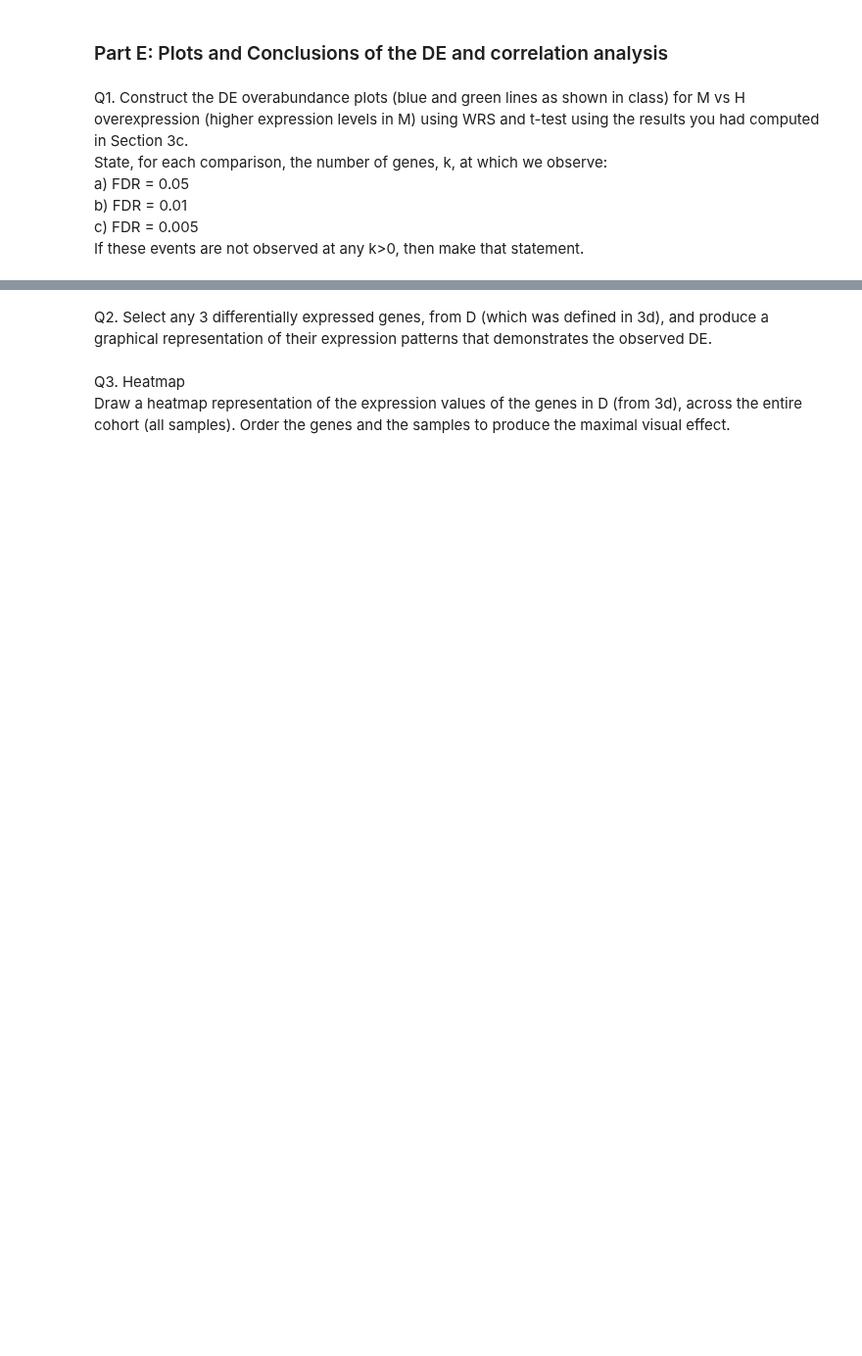
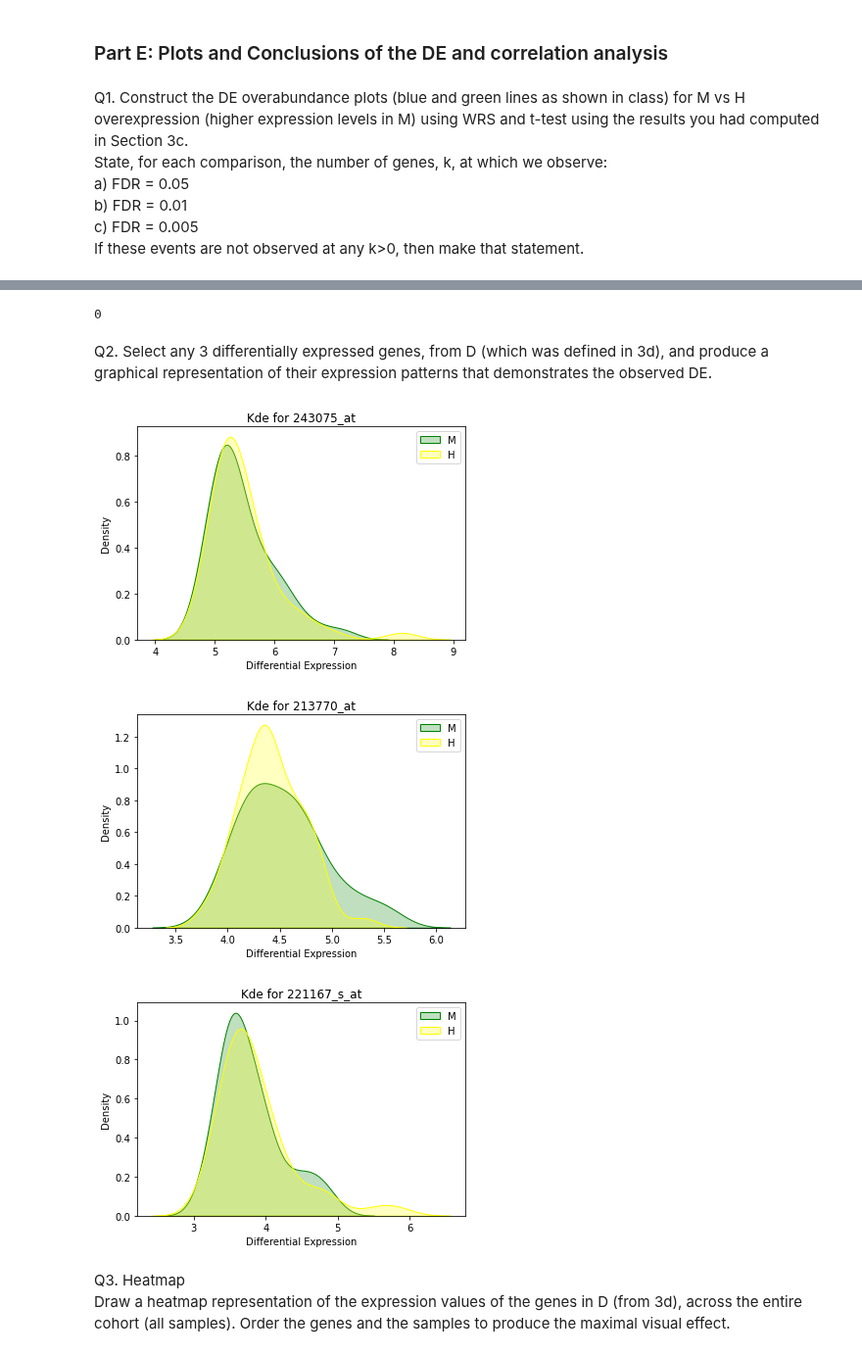
Before and after one commit to Oren-Ben/IDC, a Jupyter notebook: statistics/fourth_ex/204079453_205714447.ipynb, the cells around one changed output, grey strips where cells are left out. Shown at 98% size. Cells and saved outputs as stored; diff of their text form; code cells hidden in the pictures; blank space fills up the shorter version.

```diff
--- a/statistics/fourth_ex/204079453_205714447.ipynb
+++ b/statistics/fourth_ex/204079453_205714447.ipynb
@@ -327,5 +412,26 @@ statement.
+# %%
+calculate_fdr(ttest_df_temp['p_value'], 0.005)
+# %% [output]
+0
 # %% [markdown]
 Q2. Select any 3 differentially expressed genes, from D (which was defined in 3d), and produce a graphical representation of their expression patterns that demonstrates the observed DE.
+# %%
+D_samples = df_ranksum_over.sample(n=3)
+D_samples = D_samples.set_index('gene')
+D_samples = df[D_samples.index]
+# %%
+for col in D_samples.columns:
+    sns.kdeplot(D_samples[mask_disease][col], shade=True, label='M', color='green')
+    sns.kdeplot(D_samples[mask_healthy][col], shade=True, label='H', color='yellow')
+    plt.title(f"Kde for {col}")
+    plt.xlabel('Differential Expression')
+    plt.ylabel('Density')
+    plt.legend()
+    plt.show()
+# %% [output]
+[figure, added]
+[figure, added]
+[figure, added]
 # %% [markdown]
 Q3. Heatmap
 <br>Draw a heatmap representation of the expression values of the genes in D (from 3d), across the entire cohort (all samples). Order the genes and the samples to produce the maximal visual effect.
```
Also changed, not shown: parts of 18 cells of this notebook.
